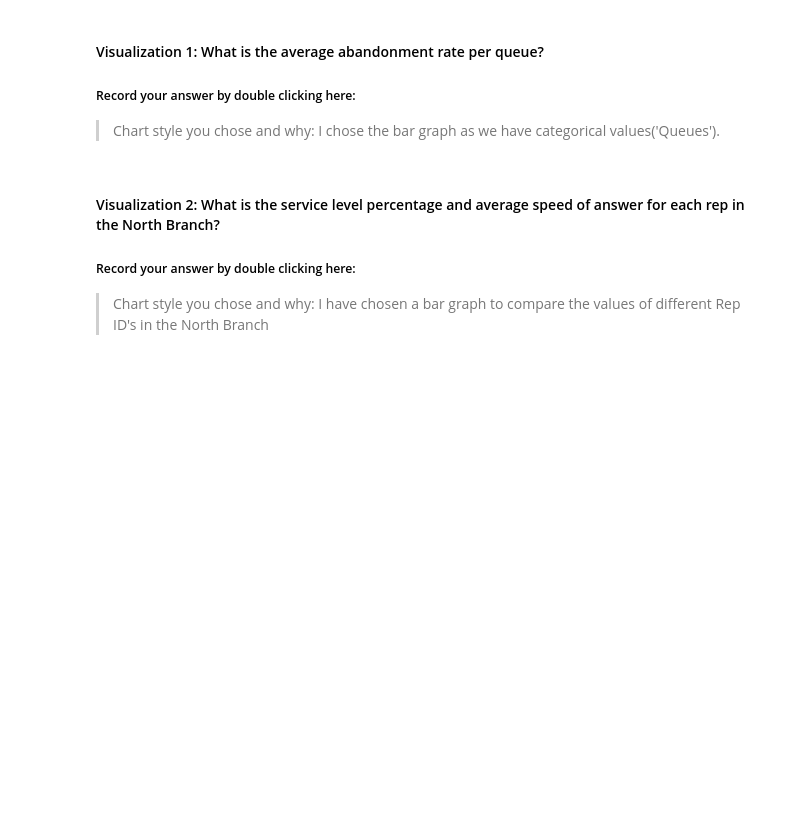
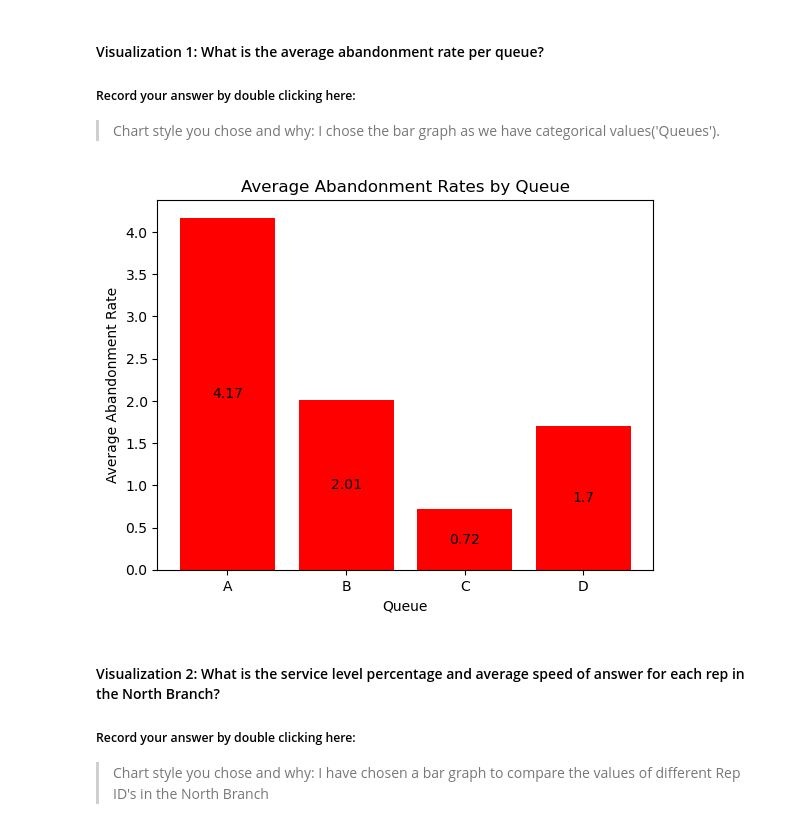
Before and after one commit to Sne0Ch/call-center-cleanup-assignment, a Jupyter notebook: Call_Center_Cleanup.ipynb, the cells around one changed output. Cells and saved outputs as stored; diff of their text form; code cells hidden in the pictures; blank space fills up the shorter version.

Commit message:
Visualization

```diff
--- a/Call_Center_Cleanup.ipynb
+++ b/Call_Center_Cleanup.ipynb
@@ -438,27 +564,36 @@ Create a visualization for each of the following questions. Some of the code to
 # %%
 # Create visualization 1 here
 # Import any additional libraries needed with alias
 import matplotlib.pyplot as plt
 
 # The dictionary abandonment_rates has the data you need.
 abandonment_rates = {}
 queues = ["A", "B", "C", "D"]
 queue_dict = df.groupby("Queue").agg("sum")
 for i in range(4):
     abandonment_rates[queues[i]] = queue_dict["Abandoned"][i] / queue_dict["Calls"][i]
 
 #Your Code Here:
+# Calculating the average abandonment rate for each Queue and storing it in a new dictionary
+avg_abandonment_rates = {}
+for i in range(4):
+    avg_abandonment_rates[queues[i]] = ((abandonment_rates[queues[i]]) * 100).round(2)
+
 # Show the plot
-names = list(abandonment_rates.keys())
-values = list(abandonment_rates.values())
-plt.bar(range(len(abandonment_rates)), values, tick_label=names, color = 'red')
-plt.tight_layout()
-plt.title('Abandonment Rates by Queue')
-plt.xlabel('Queue')
-plt.ylabel('Calls')
+#Using the values from the dictionary above to mark the x and y axes and create a bar graph.
+
+names = list(abandonment_rates.keys())  # Using the keys from abandonment_rates dictionary as x values (Queue)
+values = list(avg_abandonment_rates.values()) # Using the values from the avg_abandonment_rates as the y values(avg_abandonment_rate)
+plt.style.use('seaborn-v0_8-muted')
+fig, ax = plt.subplots()
+g = ax.bar(range(len(abandonment_rates)), values, tick_label=names, color = 'red')
+ax.set_title('Average Abandonment Rates by Queue')
+ax.set_xlabel('Queue')
+ax.set_ylabel('Average Abandonment Rate')
+ax.bar_label(g, label_type="center")
 plt.show()
-# The average abandonement rate per queue is 1.7
-((abandonment_rates[queues[i]]) * 100).round(2)
+# %% [output]
+[figure, added]
 # %% [markdown]
 #### Visualization 2: What is the service level percentage and average speed of answer for each rep in the North Branch?
 ##### Record your answer by double clicking here:
```
Also changed, not shown: parts of 43 cells of this notebook.
